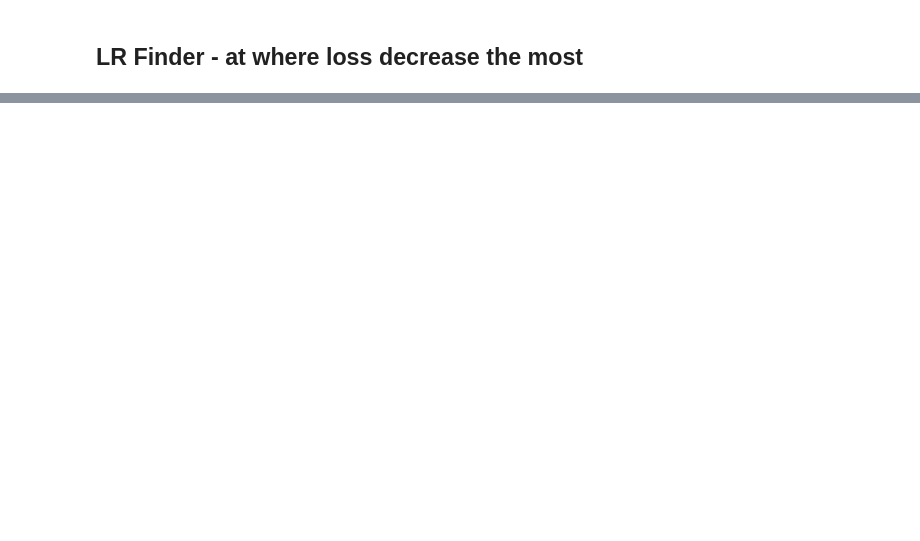
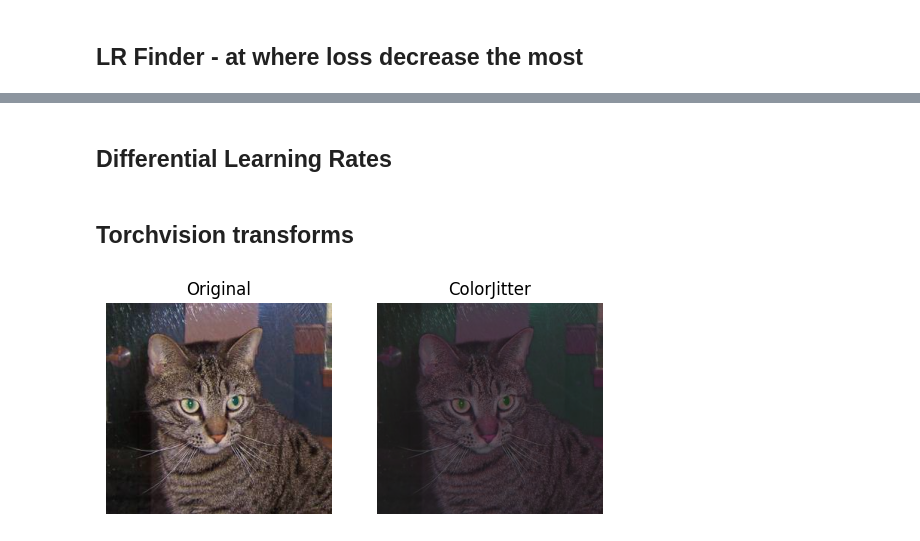
Before and after one commit to PHM1605/programming-pytorch-for-deep-learning-pointer, a Jupyter notebook: chapter4.ipynb, the cells around one changed output, grey strips where cells are left out. Drawn from its saved outputs; the diff is of its cells as text; code cells hidden in the pictures; blank space fills up the shorter version.

```diff
--- a/chapter4.ipynb
+++ b/chapter4.ipynb
@@ -128,0 +170,2 @@ def find_lr(model, loss_fn, optimizer, train_loader, init_value=1e-8, final_valu
+# %% [markdown]
+## Differential Learning Rates
@@ -128,0 +183,2 @@ def find_lr(model, loss_fn, optimizer, train_loader, init_value=1e-8, final_valu
+# %% [markdown]
+## Torchvision transforms
@@ -128,0 +189,19 @@ def find_lr(model, loss_fn, optimizer, train_loader, init_value=1e-8, final_valu
+# %%
+img = Image.open("cat-dog-data/train/cat/1.jpg")
+# %%
+color_jitter = transforms.ColorJitter(
+    brightness=0.5, contrast=0.5, saturation=0.5, hue=0.5)
+jittered_img = color_jitter(img)
+
+plt.subplot(1,2,1)
+plt.imshow(img)
+plt.title("Original")
+plt.axis("off")
+plt.subplot(1,2,2)
+plt.imshow(jittered_img)
+plt.title("ColorJitter")
+plt.axis("off")
+
+plt.show()
+# %% [output]
+[figure, added]
```
Also changed, not shown: parts of 13 cells of this notebook.
